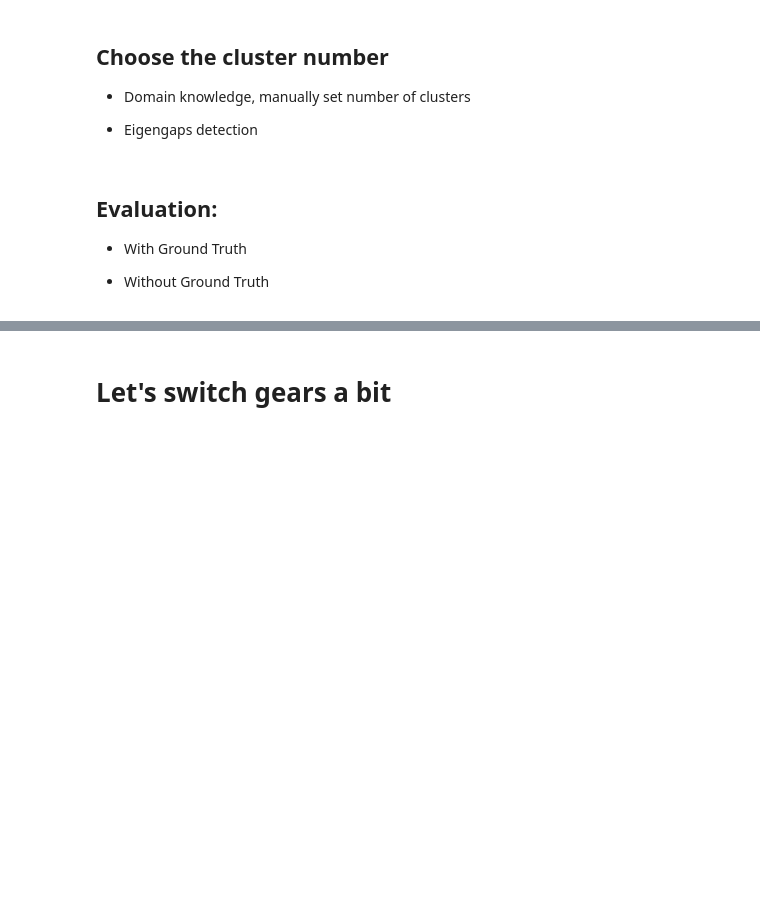
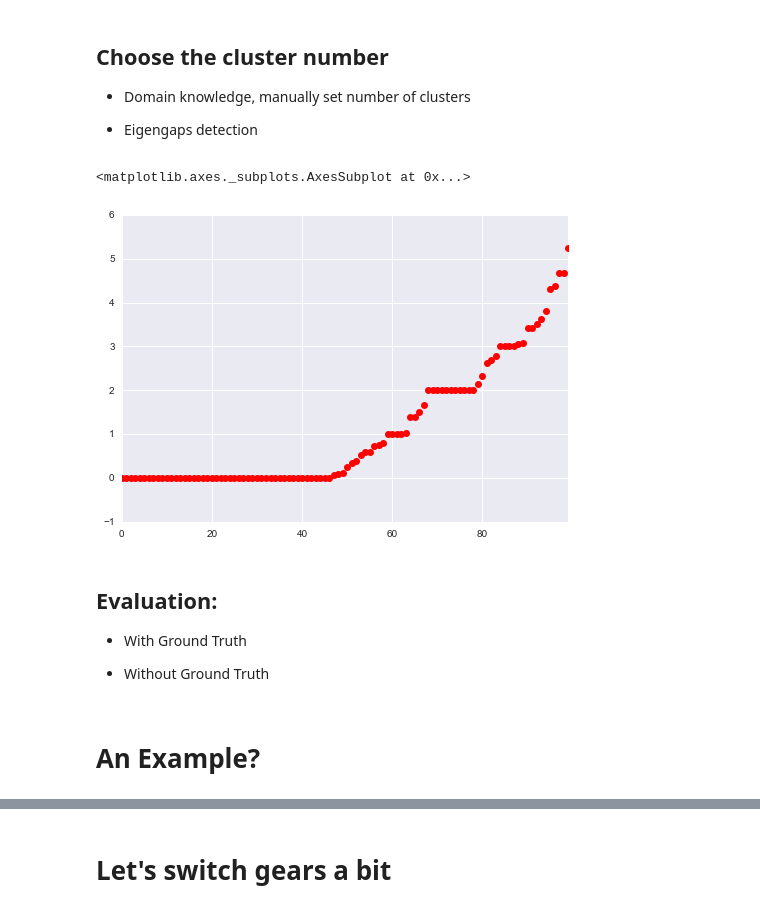
Before and after one commit to weifei/StudyTopics, a Jupyter notebook: clustering/A Primer On Spectral Clustering.ipynb, the cells around one changed output, grey strips where cells are left out. Drawn from its saved outputs; the diff is of its cells as text; code cells hidden in the pictures; blank space fills up the shorter version.

```diff
--- a/clustering/A Primer On Spectral Clustering.ipynb
+++ b/clustering/A Primer On Spectral Clustering.ipynb
@@ -386,9 +398,19 @@ $$
 - Domain knowledge, manually set number of clusters
 
 - Eigengaps detection
+# %%
+G_random = nx.erdos_renyi_graph(100, 0.01)
+L = np.array(nx.laplacian_matrix(G_random).todense())
+eigenvalues, eigenvectors = np.linalg.eig(L)
+pd.Series(sorted(eigenvalues)).plot(style='ro ')
+# %% [output]
+<matplotlib.axes._subplots.AxesSubplot at 0x...>
+[figure, added]
 # %% [markdown]
 ## Evaluation:
 
 - With Ground Truth
 
 - Without Ground Truth
+# %% [markdown]
+# An Example?
```
Also changed, not shown: parts of 20 cells of this notebook, 1 other file.
